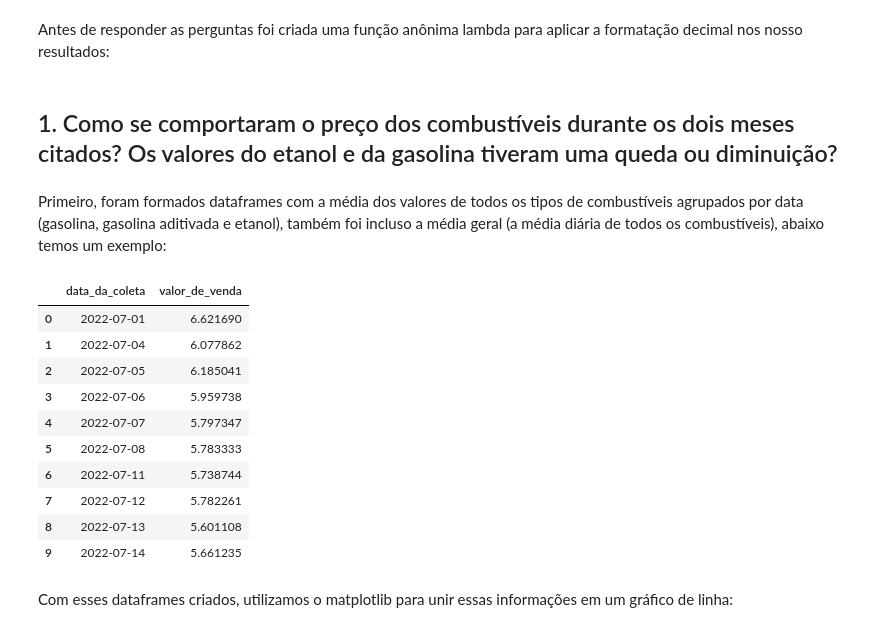
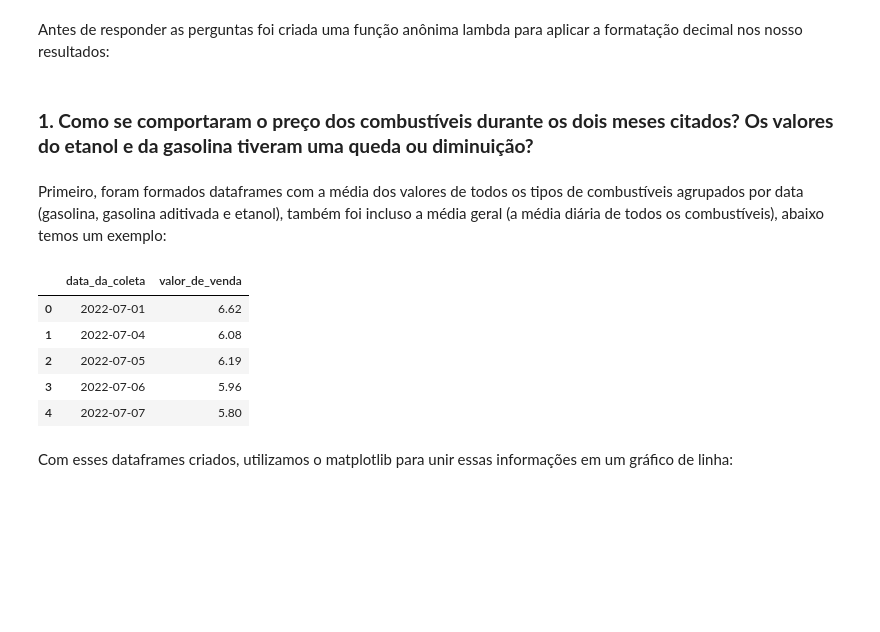
Before and after one commit to lucasCanella/Projeto-modulo-4, a Jupyter notebook: Projeto_módulo_4_Squad_6.ipynb, the cells around one changed output. Saved outputs shown, nothing was run; the diff lists cells and outputs as text; code cells hidden in the pictures; blank space fills up the shorter version.

```diff
--- a/Projeto_módulo_4_Squad_6.ipynb
+++ b/Projeto_módulo_4_Squad_6.ipynb
@@ -326,29 +326,24 @@ Agora, podemos começar a responder as perguntas solicitadas.
 # %% [markdown]
 Antes de responder as perguntas foi criada uma função anônima lambda para aplicar a formatação decimal nos nosso resultados:
 # %%
-formatar = lambda x: f'{x:.2f}'
+formatar = lambda x: float("%.2f" % x)
 # %% [markdown]
-## 1. Como se comportaram o preço dos combustíveis durante os dois meses citados? Os valores do etanol e da gasolina tiveram uma queda ou diminuição?
+### **1. Como se comportaram o preço dos combustíveis durante os dois meses citados? Os valores do etanol e da gasolina tiveram uma queda ou diminuição?**
 # %% [markdown]
 Primeiro, foram formados dataframes com a média dos valores de todos os tipos de combustíveis agrupados por data (gasolina, gasolina aditivada e etanol), também foi incluso a média geral (a média diária de todos os combustíveis), abaixo temos um exemplo:
 # %%
-venda_por_data_gasolina_aditivada = dados.loc[dados['produto'] == 'GASOLINA ADITIVADA'].groupby(['data_da_coleta'])['valor_de_venda'].mean().reset_index()
-venda_por_data_gasolina = dados.loc[dados['produto'] == 'GASOLINA'].groupby(['data_da_coleta'])['valor_de_venda'].mean().reset_index()
-venda_por_data_etanol = dados.loc[dados['produto'] == 'ETANOL'].groupby(['data_da_coleta'])['valor_de_venda'].mean().reset_index()
-venda_por_data = dados.groupby(['data_da_coleta'])['valor_de_venda'].mean().reset_index()
-venda_por_data.head(10)
+venda_por_data_gasolina_aditivada = dados.loc[dados['produto'] == 'GASOLINA ADITIVADA'].groupby(['data_da_coleta'])['valor_de_venda'].mean().apply(formatar).reset_index()
+venda_por_data_gasolina = dados.loc[dados['produto'] == 'GASOLINA'].groupby(['data_da_coleta'])['valor_de_venda'].mean().apply(formatar).reset_index()
+venda_por_data_etanol = dados.loc[dados['produto'] == 'ETANOL'].groupby(['data_da_coleta'])['valor_de_venda'].mean().apply(formatar).reset_index()
+venda_por_data = dados.groupby(['data_da_coleta'])['valor_de_venda'].mean().apply(formatar).reset_index()
+venda_por_data.head()
 # %% [output]
 |  | data_da_coleta | valor_de_venda |
-| 0 | 2022-07-01 | 6.621690 |
-| 1 | 2022-07-04 | 6.077862 |
-| 2 | 2022-07-05 | 6.185041 |
-| 3 | 2022-07-06 | 5.959738 |
-| 4 | 2022-07-07 | 5.797347 |
-| 5 | 2022-07-08 | 5.783333 |
-| 6 | 2022-07-11 | 5.738744 |
-| 7 | 2022-07-12 | 5.782261 |
-| 8 | 2022-07-13 | 5.601108 |
-| 9 | 2022-07-14 | 5.661235 |
+| 0 | 2022-07-01 | 6.62 |
+| 1 | 2022-07-04 | 6.08 |
+| 2 | 2022-07-05 | 6.19 |
+| 3 | 2022-07-06 | 5.96 |
+| 4 | 2022-07-07 | 5.80 |
 # %% [markdown]
 Com esses dataframes criados, utilizamos o matplotlib para unir essas informações em um gráfico de linha:
 # %%
```
Also changed, not shown: parts of 70 cells of this notebook.
